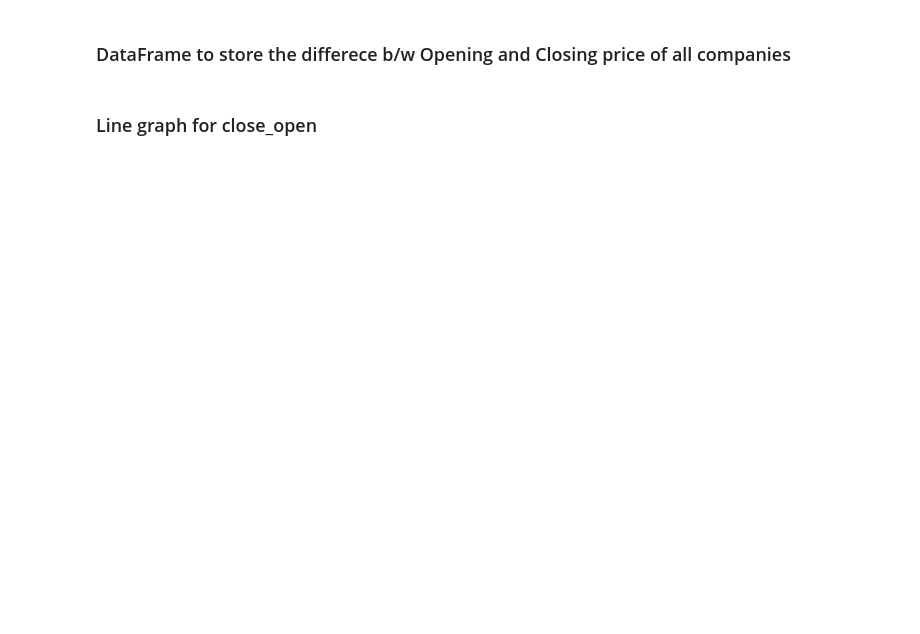
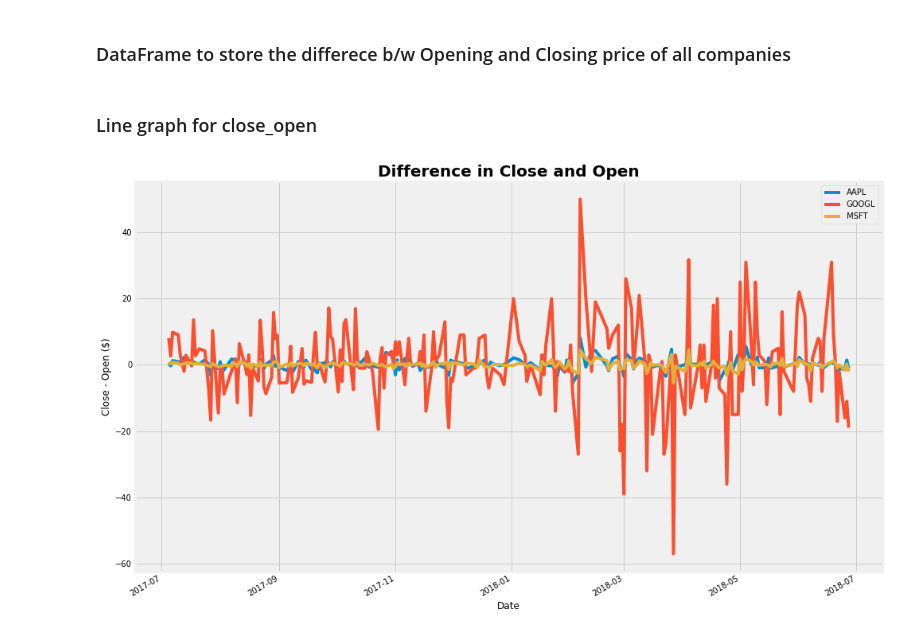
Before and after one commit to abhie-lp/FINANCE_PROJECT, a Jupyter notebook: Code.ipynb, the cells around one changed output. Cells and saved outputs as stored; diff of their text form; code cells hidden in the pictures; blank space fills up the shorter version.

```diff
--- a/Code.ipynb
+++ b/Code.ipynb
@@ -95,3 +99,11 @@ close_open = pd.DataFrame({"AAPL": apple["Close"] - apple["Open"],
 close_open.dropna(how="any", inplace=True)
 # %% [markdown]
 ### Line graph for close_open
+# %%
+close_open.plot(figsize=(15, 10))
+plt.title("Difference in Close and Open", fontsize=20, fontweight="bold")
+plt.ylabel("Close - Open ($)")
+plt.legend()
+plt.show()
+# %% [output]
+[figure, added]
```
Also changed, not shown: parts of 25 cells of this notebook.
